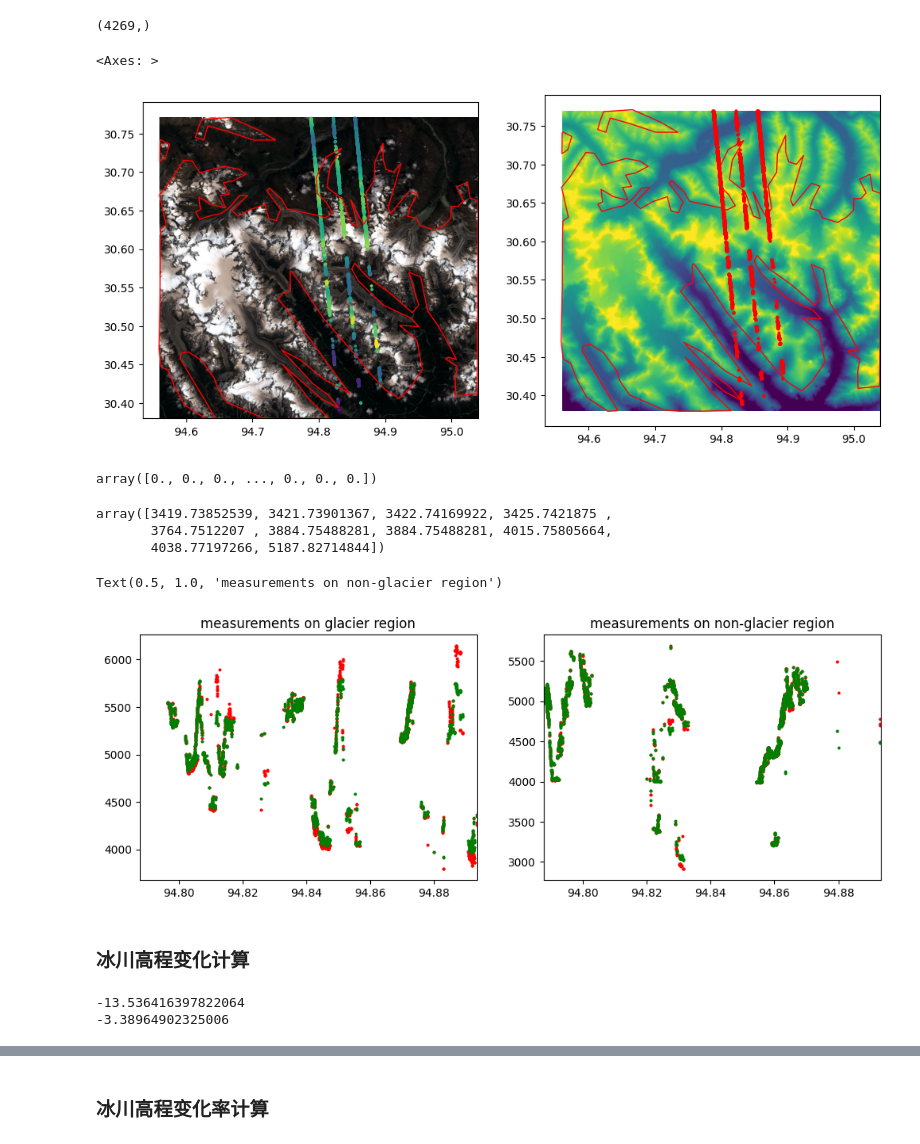
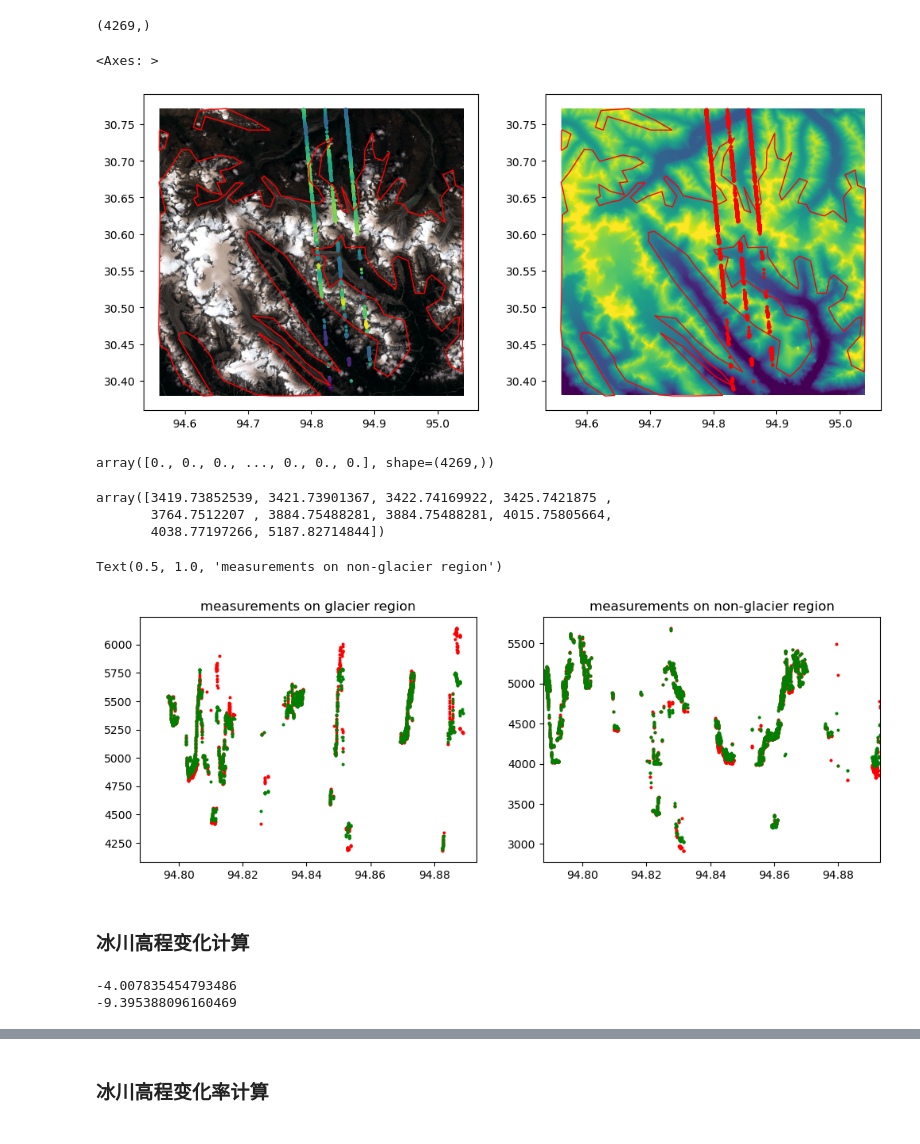
Before and after one commit to xinluo2018/satellite-altimetry-course, a Jupyter notebook: 第5章-星载激光测高应用-12学时/6_gla_ele_icesat2.ipynb, the cells around one changed output, grey strips where cells are left out. Saved outputs shown, nothing was run; the diff lists cells and outputs as text; code cells hidden in the pictures.

```diff
--- a/第5章-星载激光测高应用-12学时/6_gla_ele_icesat2.ipynb
+++ b/第5章-星载激光测高应用-12学时/6_gla_ele_icesat2.ipynb
@@ -70,15 +30,11 @@ track                    Dataset {SCALAR}
 vars_atl06 = {'lat':[], 'lon':[], 'time_dyr':[], 'elev':[]}
 beams = ['gt1l','gt1r','gt2l','gt2r','gt3l','gt3r']
 with h5py.File(path_atl06,'r') as gla_atl06:
-    for beam in beams:
-        vars_atl06['lat'] += list(gla_atl06['lat_'+beam][:])
-        vars_atl06['lon'] += list(gla_atl06['lon_'+beam][:])
-        vars_atl06['time_dyr'] += list(gla_atl06['time_dyr_'+beam][:])
-        vars_atl06['elev'] += list(gla_atl06['elev_'+beam][:])
-    vars_atl06['lat'] = np.array(vars_atl06['lat'])
-    vars_atl06['lon'] = np.array(vars_atl06['lon'])
-    vars_atl06['time_dyr'] = np.array(vars_atl06['time_dyr'])
-    vars_atl06['elev'] = np.array(vars_atl06['elev'])
+    # for beam in beams:
+    vars_atl06['lat'] = gla_atl06['lat'][:]
+    vars_atl06['lon'] = gla_atl06['lon'][:]
+    vars_atl06['time_dyr'] = gla_atl06['time_dyr'][:]
+    vars_atl06['elev'] = gla_atl06['elev'][:]
     print(vars_atl06['lat'].shape)
 
 ## 2. remote sensing image
@@ -99,7 +55,7 @@ gla_vec.plot(ax=ax[0], facecolor="none", edgecolor='red')
 gla_vec.plot(ax=ax[1], facecolor="none", edgecolor='red')
 # %% [output]
 <Axes: >
-[figure, old version]
+[figure, new version]
 # %%
 ## 筛选出冰川点
 ids_gla = np.zeros(shape=(vars_atl06['lon'].shape))
@@ -109,14 +65,15 @@ for i, lon in enumerate(vars_atl06['lon']):
         ids_gla[i]=1
 ids_gla
 # %% [output]
-array([0., 0., 0., ..., 0., 0., 0.])
+array([0., 0., 0., ..., 0., 0., 0.], shape=(4269,))
 # %%
 row, col = geo2imagexy(x=vars_atl06['lon'], \
                          y=vars_atl06['lat'], \
+                         rsimg_array=dem.array, \
                          gdal_trans=dem.geotrans, \
                          integer=True)
-dem_isat_fp = dem.array[row, col]
-dem_isat_fp[90:100]
+dem_isat2_fp = dem.array[row, col]
+dem_isat2_fp[90:100]
 # %% [output]
 array([3419.73852539, 3421.73901367, 3422.74169922, 3425.7421875 ,
        3764.7512207 , 3884.75488281, 3884.75488281, 4015.75805664,
@@ -124,31 +81,31 @@ array([3419.73852539, 3421.73901367, 3422.74169922, 3425.7421875 ,
 # %%
 fig, ax = plt.subplots(1,2, figsize=(12, 4))
 ### glacier region
 ax[0].scatter(x=vars_atl06['lon'][ids_gla==1], y=vars_atl06['elev'][ids_gla==1], c='red', s=3.5)  ## icesat data
-ax[0].scatter(x=vars_atl06['lon'][ids_gla==1], y=dem_isat_fp[ids_gla==1], c='green', s=3.5)  ## srtm data
+ax[0].scatter(x=vars_atl06['lon'][ids_gla==1], y=dem_isat2_fp[ids_gla==1], c='green', s=3.5)  ## srtm data
 ax[0].set_xlim(min(vars_atl06['lon']), max(vars_atl06['lon']))
 ax[0].set_title('measurements on glacier region')
 ### non-glacier region
 ax[1].scatter(x=vars_atl06['lon'][ids_gla==0], y=vars_atl06['elev'][ids_gla==0], c='red', s=3.5)  ## icesat data
-ax[1].scatter(x=vars_atl06['lon'][ids_gla==0], y=dem_isat_fp[ids_gla==0], c='green', s=3.5)  ## srtm data
+ax[1].scatter(x=vars_atl06['lon'][ids_gla==0], y=dem_isat2_fp[ids_gla==0], c='green', s=3.5)  ## srtm data
 ax[1].set_xlim(min(vars_atl06['lon']), max(vars_atl06['lon']))
 ax[1].set_title('measurements on non-glacier region')
 # %% [output]
 Text(0.5, 1.0, 'measurements on non-glacier region')
-[figure, old version]
+[figure, new version]
 # %% [markdown]
 ### 冰川高程变化计算
 # %%
 ## 冰川区域icesat-2观测值与dem高程值间差值
-dif_ele = vars_atl06['elev'] - dem_isat_fp
-ids_gla_thre = np.where((ids_gla==1) & (abs(dif_ele)<150))   ## glacier region and elevation change < 150
+dif_ele = vars_atl06['elev'] - dem_isat2_fp
+ids_gla_thre = np.where((ids_gla==1) & (abs(dif_ele)<100))   ## glacier region and elevation change < 150
 dif_ele_gla = dif_ele[ids_gla_thre]
-print(dif_ele_gla.mean())
-## 非冰川区域icesat-2观测值与dem高程值间差值
-ids_stable_thre = np.where((ids_gla==0) & (abs(dif_ele)<50)) ## non-glacier region and elevation change < 50
+print(np.mean(dif_ele_gla))
+## 非冰川区域icesat-2观测值与dem高程值间差值(用于改正)
+ids_stable_thre = np.where((ids_gla==0) & (abs(dif_ele)<100)) ## non-glacier region and elevation change < 50
 dif_ele_stable = dif_ele[ids_stable_thre]
-print(dif_ele_stable.mean())
+print(np.mean(dif_ele_stable))
 # %% [output]
--13.536416397822064
--3.38964902325006
+-4.007835454793486
+-9.395388096160469
 # %%
```
Also changed, not shown: parts of 10 cells of this notebook, 13 other files.
